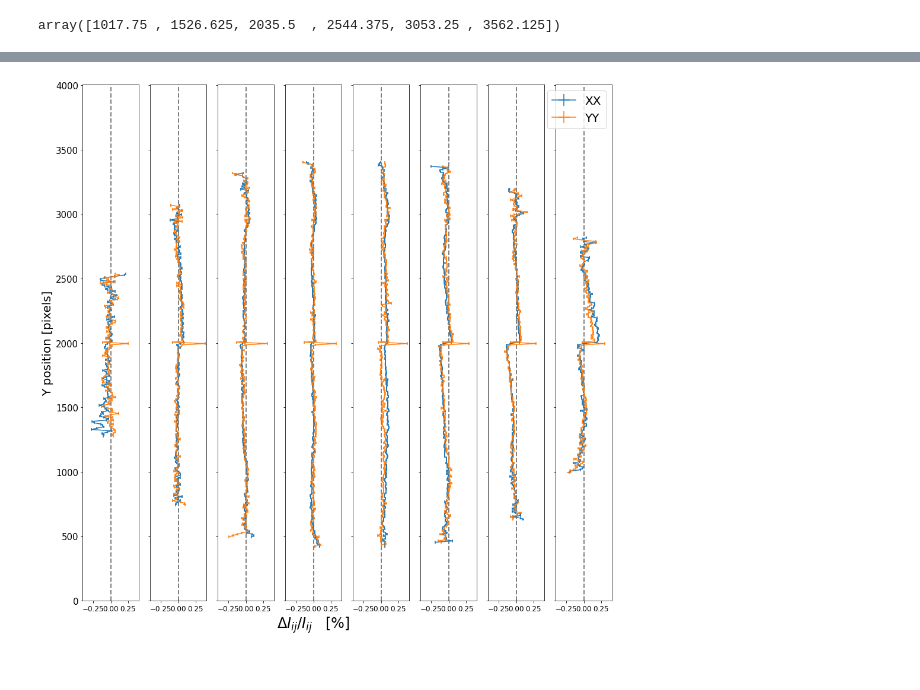
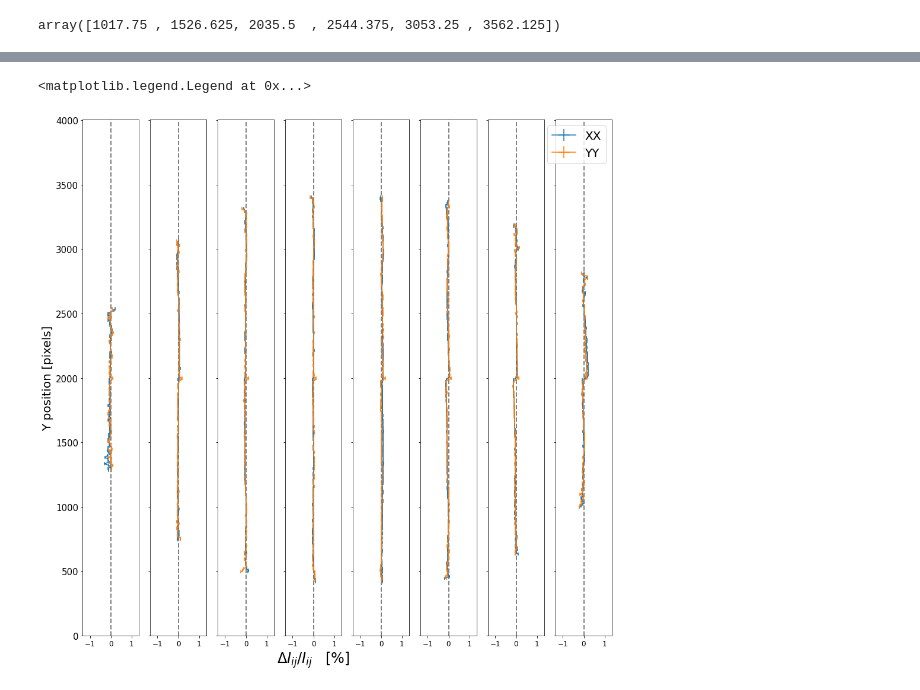
Before and after one commit to estevesjh/lsst-treeRing, a Jupyter notebook: PaperFigures.ipynb, the cells around one changed output, grey strips where cells are left out. Cells and saved outputs as stored; diff of their text form; code cells hidden in the pictures.

Commit message:
paper figures

```diff
--- a/PaperFigures.ipynb
+++ b/PaperFigures.ipynb
@@ -359 +360,3 @@ Characterize the singal characteristics on second moments, ellipticity and astro
+# %%
+rad_bins = np.linspace(0.,5000.,400)
 # %%
@@ -403,32 +407,34 @@ lines = np.linspace(np.min(x),np.max(x),9)#[1:-1]
 # %%
 fig2, axes2 = plt.subplots(1, 8, figsize=(16,16))
 
 #xbins = np.percentile(xmed[~np.isnan(ymean1)],np.linspace(0,100,9))
 xbins = np.arange(420,4096,424)
 
 for i in range(8):
     xmask = np.logical_not((x>xbins[i])&(x<=xbins[i+1]))
     #xmask = np.logical_not((x>lines[i])&(x<=lines[i+1]))
     ymed, ymean1, yerr1 = make_profile(100.*dxx_img  , direction='y', mask=xmask, x0=xc,y0=yc, nbins=rad_bins)
     ymed, ymean2, yerr2 = make_profile(100.*dyy_img  , direction='y', mask=xmask, x0=xc,y0=yc, nbins=rad_bins)
 
     axes2[i].axvline(0.,ls='--',color='grey',lw=2)
     axes2[i].errorbar(ymean1, ymed, yerr=np.diff(rad_bins), xerr=yerr1, label='XX')
     axes2[i].errorbar(ymean2, ymed, yerr=np.diff(rad_bins), xerr=yerr2, label='YY')
 
     axes2[i].set_ylim((0, 4004))
-    axes2[i].set_xlim(90.*levels[0],90.*levels[1])
+    axes2[i].set_xlim(300.*levels[0],300.*levels[1])
     axes2[i].tick_params(axis='y', labelleft=False)
     axes2[i].tick_params(axis='x', labelsize=12)
 
 axes2[0].tick_params(axis='y', labelsize=15, labelleft=True)
 axes2[0].set_ylabel('Y position [pixels]', fontsize=20)
 # axes2[3].set_title(r'$\Delta$2nd moment vs. Y', fontsize=20)
 axes2[3].set_xlabel(r'$\Delta I_{ij} / I_{ij}$   [%]', fontsize=24)
 axes2[7].legend(loc='upper right', fontsize=20)
-fig2.savefig('figures/fig_3a_secMoments_profile_across_x.pdf', dpi=240, format='pdf', bbox_inches='tight')
+
+#fig2.savefig('figures/fig_3a_secMoments_profile_across_x.pdf', dpi=240, format='pdf', bbox_inches='tight')
 # %% [output]
+<matplotlib.legend.Legend at 0x...>
-[figure, old version]
+[figure, new version]
 # %%
 fig2, axes2 = plt.subplots(1, 8, figsize=(16,16))
 
```
Also changed, not shown: parts of 19 cells of this notebook, 8 other files.
